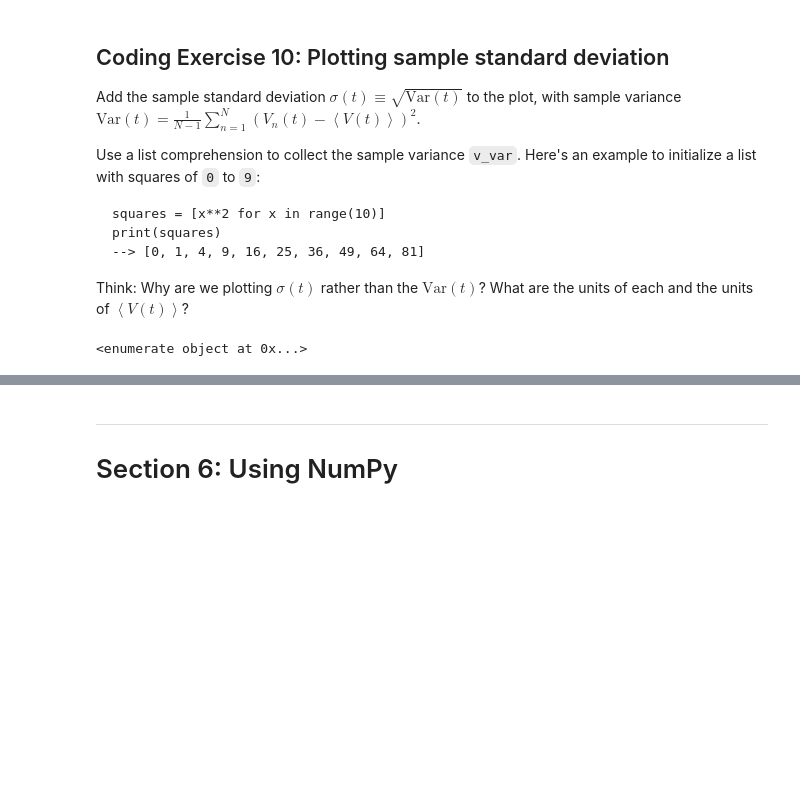
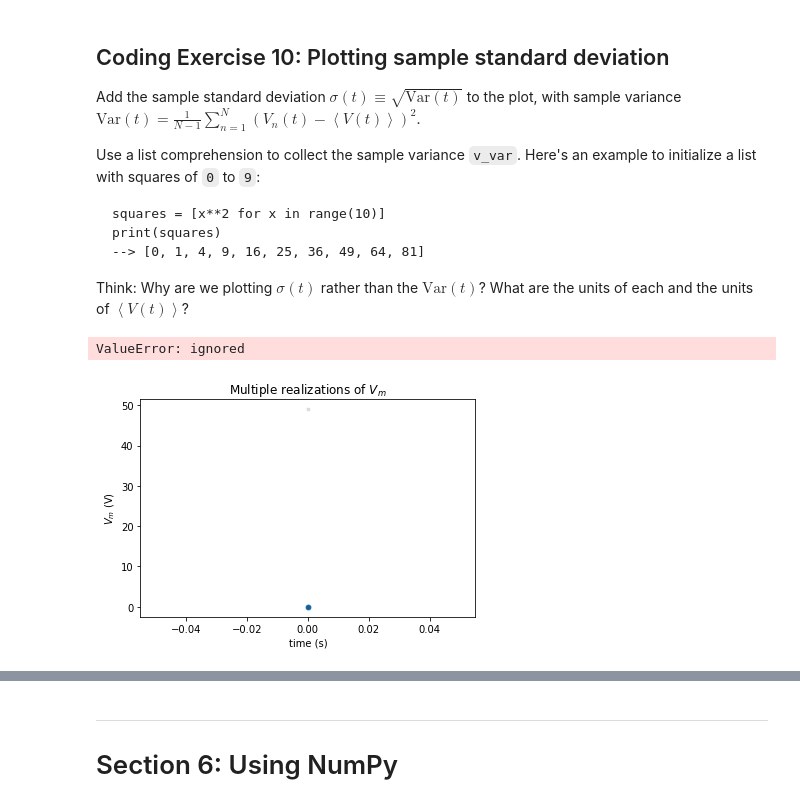
Before and after one commit to SuhaasAdiraju/NeuromatchAcademy2021_Workthrough_SA, a Jupyter notebook: tutorials/W0D1_PythonWorkshop1/student/W0D1_Tutorial1.ipynb, the cells around one changed output, grey strips where cells are left out. Cells and saved outputs as stored; diff of their text form; code cells hidden in the pictures; blank space fills up the shorter version.

```diff
--- a/tutorials/W0D1_PythonWorkshop1/student/W0D1_Tutorial1.ipynb
+++ b/tutorials/W0D1_PythonWorkshop1/student/W0D1_Tutorial1.ipynb
@@ -888,39 +888,39 @@ for step in range(step_end):
         i = i_mean * (1 + 0.1 * (t_max/dt)**(0.5) * (2* np.random.random() - 1))
 
         # Compute value of v for this simulation
         v_n[j] = v_n[j] + (dt / tau) * (el - v_n[j] + r*i)
 
     # Compute sample mean
     v_mean = sum(v_n) / n
 
     # Initialize a list `v_var_n` with the contribution of each V_n(t) to
     # Var(t) with a list comprehension over values of v_n
-    v_var_n = (v_n)
-
+    v_var_n = [v_n[j]-v_mean for v_n[j] in range(len(v_n))]
 
     # Compute sample variance v_var by summing the values of v_var_n with sum and dividing by n-1
-    v_var = sum(v_var_n
+    v_var = sum(v_var_n)/n
 
     # Compute the standard deviation v_std with the function np.sqrt
     v_std = np.sqrt(v_var)
 
     # Plot simulations
     plt.plot(n*[t], v_n, 'k.', alpha=0.1)
 
     # Plot sample mean using alpha=0.8 and'C0.' for blue
     plt.plot(t, v_mean, 'C0.', alpha=0.8, markersize=10)
 
     # Plot mean + standard deviation with alpha=0.8 and argument 'C7'
-    plt.plot(...)
+    plt.plot(n*[t],v_mean+v_std,'C7',alpha= .8)
 
     # Plot mean - standard deviation with alpha=0.8 and argument 'C7'
-    plt.plot(...)
+    plt.plot(n*[t],v_mean-v_std,'C7',alpha=.8)
 
 
 # Display plot
 plt.show()
 # %% [output]
-<enumerate object at 0x...>
+ValueError: ignored
+[figure, added]
 # %% [markdown]
 [*Click for solution*](https://github.com/NeuromatchAcademy/precourse/tree/main//tutorials/W0D1_PythonWorkshop1/solutions/W0D1_Tutorial1_Solution_ac94ed17.py)
 
```
